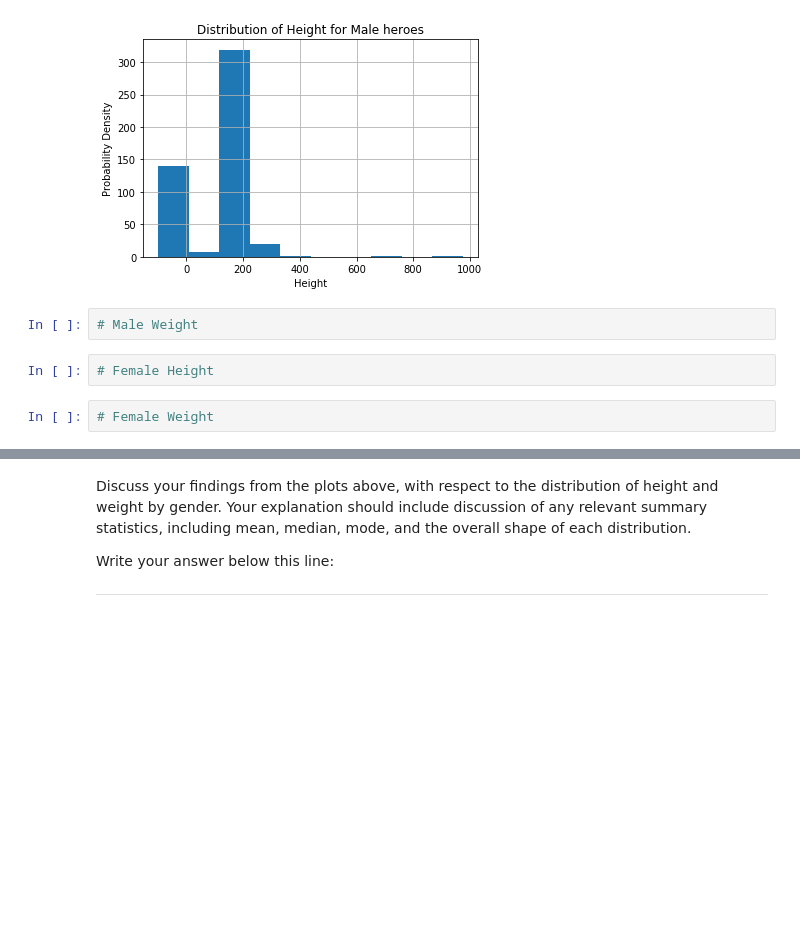
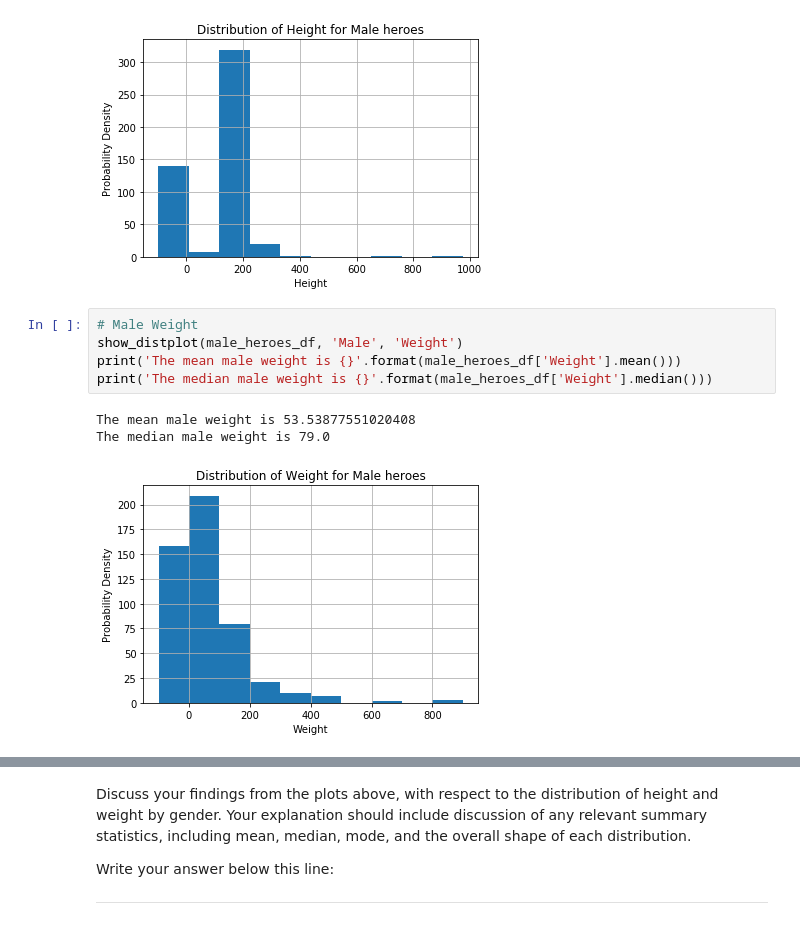
Before and after one commit to zazuetaz/dsc-data-cleaning-project-online-ds-pt-071519, a Jupyter notebook: index.ipynb, the cells around one changed output, grey strips where cells are left out. Cells and saved outputs as stored; diff of their text form; blank space fills up the shorter version.

```diff
--- a/index.ipynb
+++ b/index.ipynb
@@ -299,9 +299,12 @@ print("Median height for male heroes: {}".format(male_heroes_df.Height.median())
 Mean height for male heroes: 109.27244897959184
 Median height for male heroes: 180.0
 [figure]
-# %%
-# Male Weight
-# %%
-# Female Height
-# %%
-# Female Weight
+# %%
+# Male Weight
+show_distplot(male_heroes_df, 'Male', 'Weight')
+print('The mean male weight is {}'.format(male_heroes_df['Weight'].mean()))
+print('The median male weight is {}'.format(male_heroes_df['Weight'].median()))
+# %% [output]
+The mean male weight is 53.53877551020408
+The median male weight is 79.0
+[figure, added]
```
Also changed, not shown: parts of 17 cells of this notebook.
